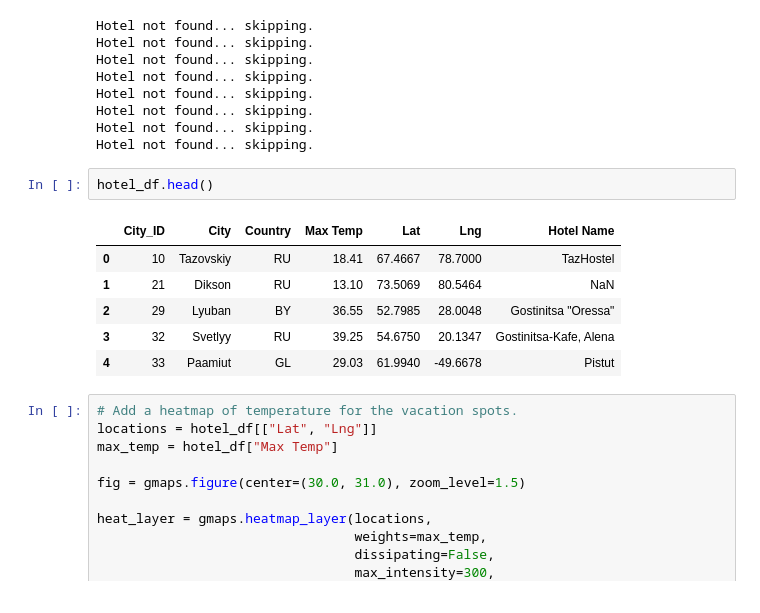
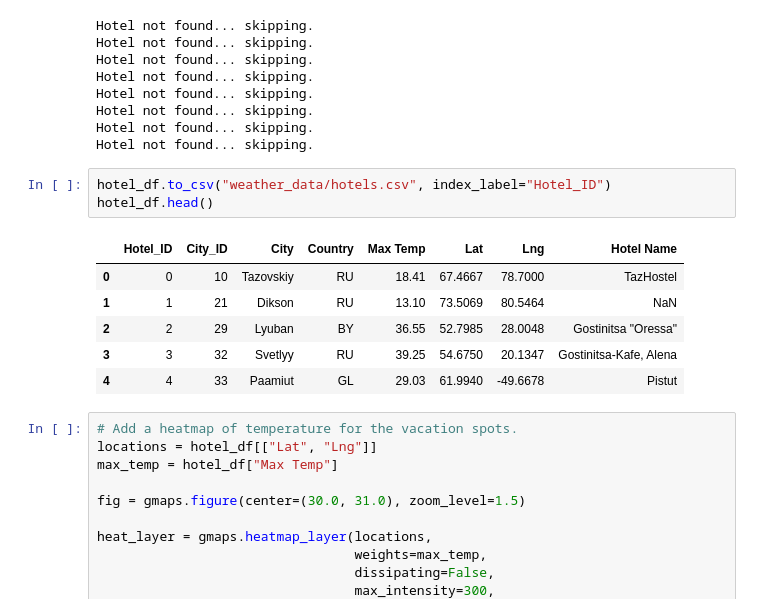
Before and after one commit to brand0nM/World-Weather-Analysis, a Jupyter notebook: Google_Nearby_Search.ipynb, the cells around one changed output. Saved outputs shown, nothing was run; the diff lists cells and outputs as text.

```diff
--- a/Google_Nearby_Search.ipynb
+++ b/Google_Nearby_Search.ipynb
@@ -89,14 +90,15 @@ Hotel not found... skipping.
 Hotel not found... skipping.
 Hotel not found... skipping.
 # %%
+hotel_df.to_csv("weather_data/hotels.csv", index_label="Hotel_ID")
 hotel_df.head()
 # %% [output]
-|  | City_ID | City | Country | Max Temp | Lat | Lng | Hotel Name |
-| 0 | 10 | Tazovskiy | RU | 18.41 | 67.4667 | 78.7000 | TazHostel |
-| 1 | 21 | Dikson | RU | 13.10 | 73.5069 | 80.5464 | NaN |
-| 2 | 29 | Lyuban | BY | 36.55 | 52.7985 | 28.0048 | Gostinitsa "Oressa" |
-| 3 | 32 | Svetlyy | RU | 39.25 | 54.6750 | 20.1347 | Gostinitsa-Kafe, Alena |
-| 4 | 33 | Paamiut | GL | 29.03 | 61.9940 | -49.6678 | Pistut |
+|  | Hotel_ID | City_ID | City | Country | Max Temp | Lat | Lng | Hotel Name |
+| 0 | 0 | 10 | Tazovskiy | RU | 18.41 | 67.4667 | 78.7000 | TazHostel |
+| 1 | 1 | 21 | Dikson | RU | 13.10 | 73.5069 | 80.5464 | NaN |
+| 2 | 2 | 29 | Lyuban | BY | 36.55 | 52.7985 | 28.0048 | Gostinitsa "Oressa" |
+| 3 | 3 | 32 | Svetlyy | RU | 39.25 | 54.6750 | 20.1347 | Gostinitsa-Kafe, Alena |
+| 4 | 4 | 33 | Paamiut | GL | 29.03 | 61.9940 | -49.6678 | Pistut |
 # %%
 # Add a heatmap of temperature for the vacation spots.
 locations = hotel_df[["Lat", "Lng"]]
```
Also changed, not shown: parts of 2 cells of this notebook, 1 other file.
